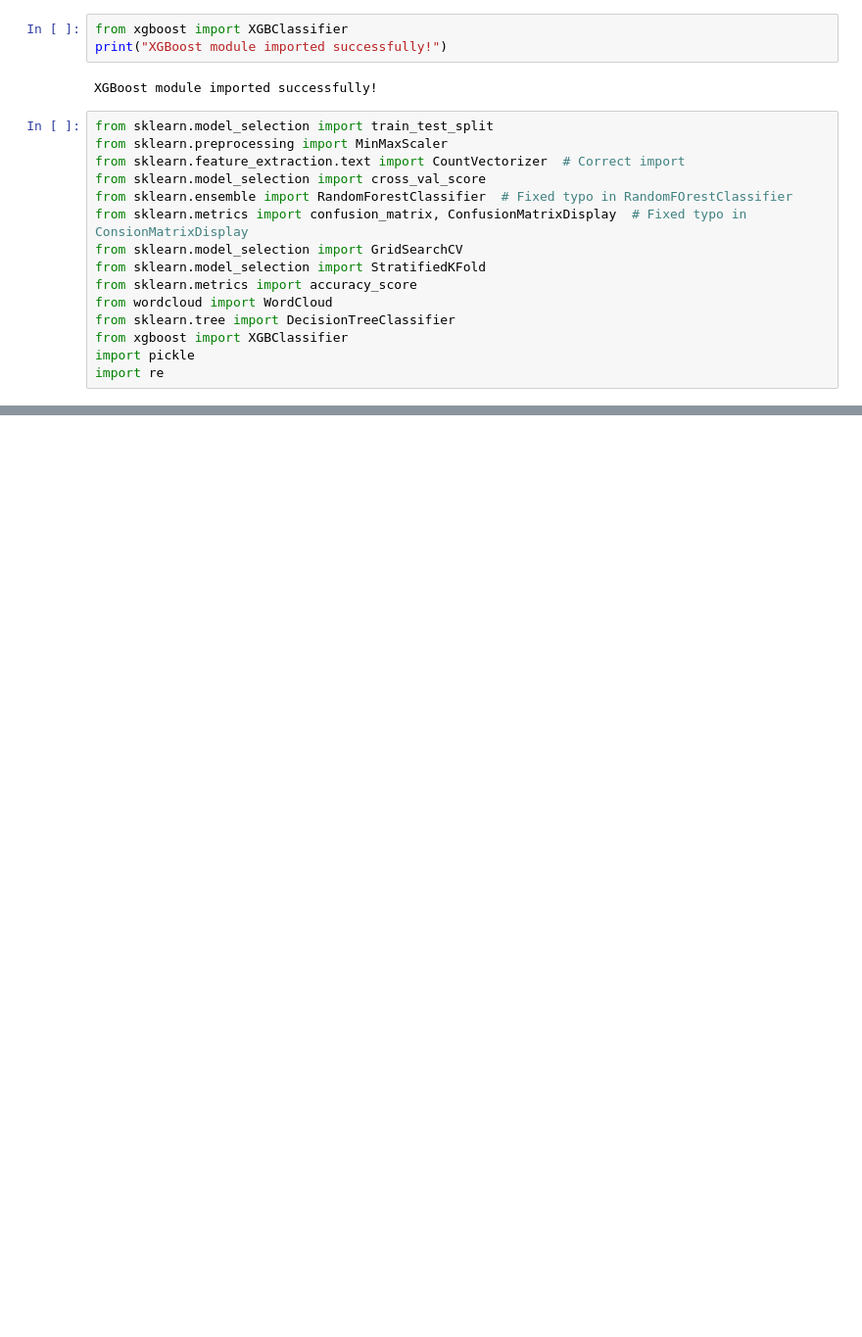
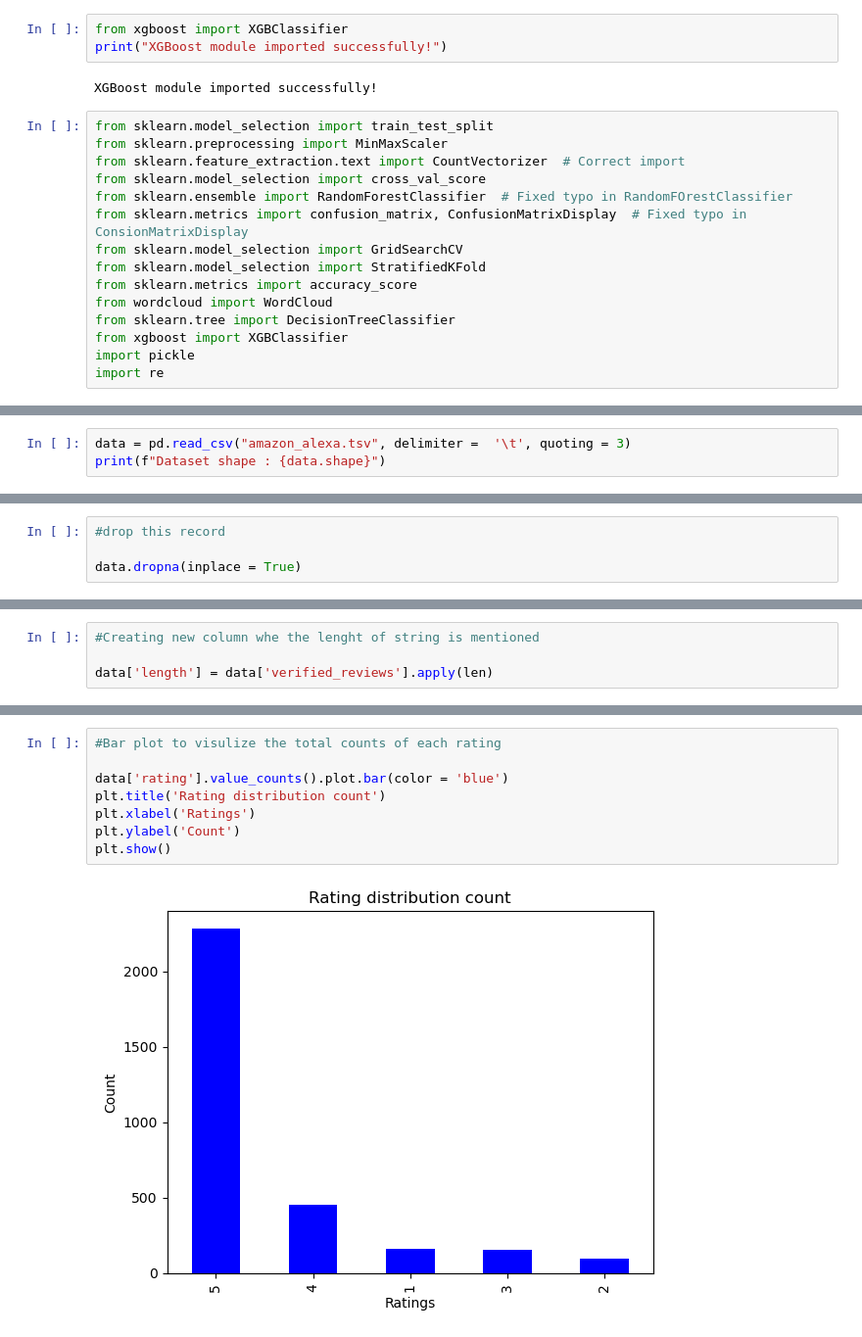
Before and after one commit to ss5613/Sentiment-Analysis, a Jupyter notebook: Sentiment_Analysis.ipynb, the cells around one changed output, grey strips where cells are left out. Shown: that part at 98% size. Drawn from its saved outputs; the diff is of its cells as text; blank space fills up the shorter version.

```diff
--- a/Sentiment_Analysis.ipynb
+++ b/Sentiment_Analysis.ipynb
@@ -89,0 +70,3 @@ import re
+# %%
+data = pd.read_csv("amazon_alexa.tsv", delimiter =  '\t', quoting = 3)
+print(f"Dataset shape : {data.shape}")
@@ -89,0 +106,4 @@ import re
+# %%
+#drop this record
+
+data.dropna(inplace = True)
@@ -89,0 +114,4 @@ import re
+# %%
+#Creating new column whe the lenght of string is mentioned
+
+data['length'] = data['verified_reviews'].apply(len)
@@ -89,0 +162,10 @@ import re
+# %%
+#Bar plot to visulize the total counts of each rating
+
+data['rating'].value_counts().plot.bar(color = 'blue')
+plt.title('Rating distribution count')
+plt.xlabel('Ratings')
+plt.ylabel('Count')
+plt.show()
+# %% [output]
+[figure, added]
```
Also changed, not shown: parts of 19 cells of this notebook.
